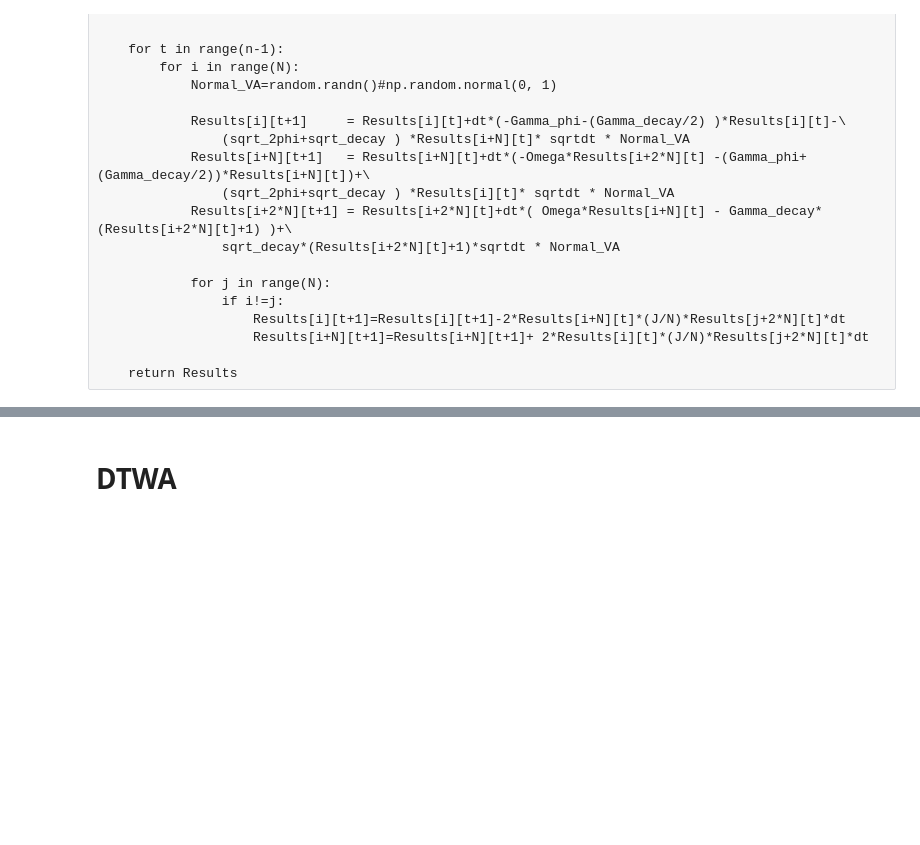
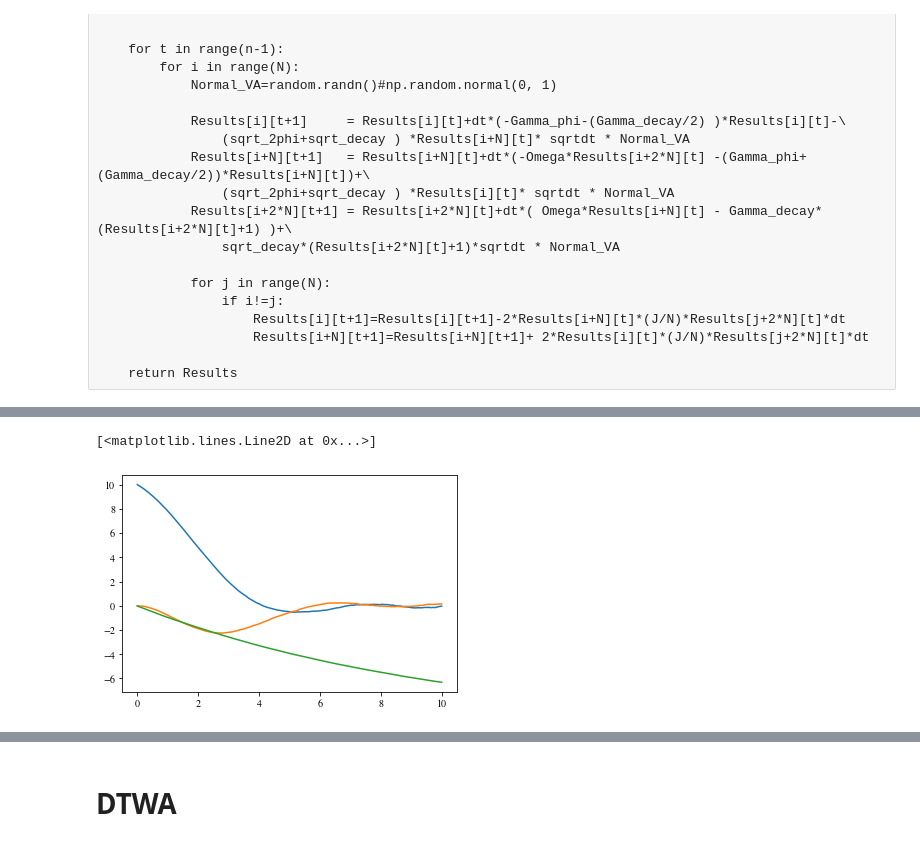
Before and after one commit to eckast161/Spin_dynamics, a Jupyter notebook: DDTWA.Stratonovich_Heun.ipynb, the cells around one changed output, grey strips where cells are left out. Saved outputs shown, nothing was run; the diff lists cells and outputs as text; code cells hidden in the pictures; blank space fills up the shorter version.

```diff
--- a/DDTWA.Stratonovich_Heun.ipynb
+++ b/DDTWA.Stratonovich_Heun.ipynb
@@ -142,7 +142,7 @@ from numpy import random, zeros
 
 from numba import jit
 
-dt = 0.005 # Time step.
+dt = 0.05 # Time step.
 T = 10 # Total time.
 n = int(T / dt) # Number of time steps.
 
@@ -332,13 +351,16 @@ print(t1-t0)
 # %%
 
 plt.plot(times,(Result_varDDTWA[0]),label="DDTWA $S_x$")
 plt.plot(times,(Result_varDDTWA[1]),label="DDTWA $S_y$")
 plt.plot(times,(Result_varDDTWA[2]),label="DDTWA $S_z$")
 
 
-plt.plot(times,(Result_varDTWA[0]),label="DDTWA $S_x$")
-plt.plot(times,(Result_varDTWA[1]),label="DDTWA $S_y$")
-plt.plot(times,(Result_varDTWA[2]),label="DDTWA $S_z$")
+#plt.plot(times,(Result_varDTWA[0]),label="DDTWA $S_x$")
+#plt.plot(times,(Result_varDTWA[1]),label="DDTWA $S_y$")
+#plt.plot(times,(Result_varDTWA[2]),label="DDTWA $S_z$")
+# %% [output]
+[<matplotlib.lines.Line2D at 0x...>]
+[figure, added]
 # %%
 gammaplus=Gamma_du/2
 gammaminus=Gamma_decay/2
```
Also changed, not shown: parts of 4 cells of this notebook.
